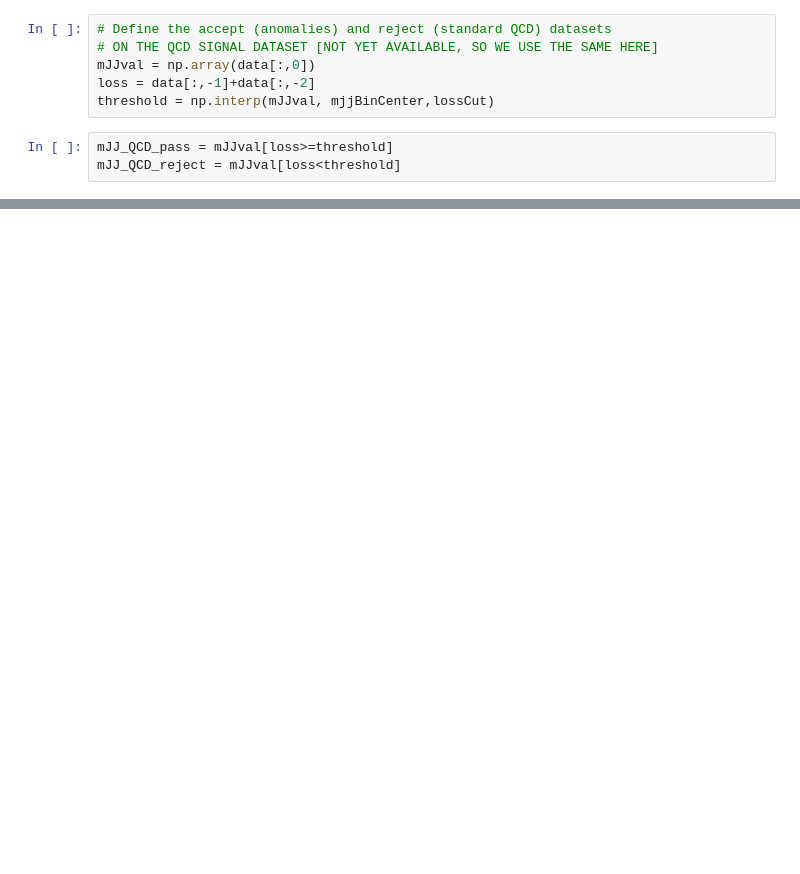
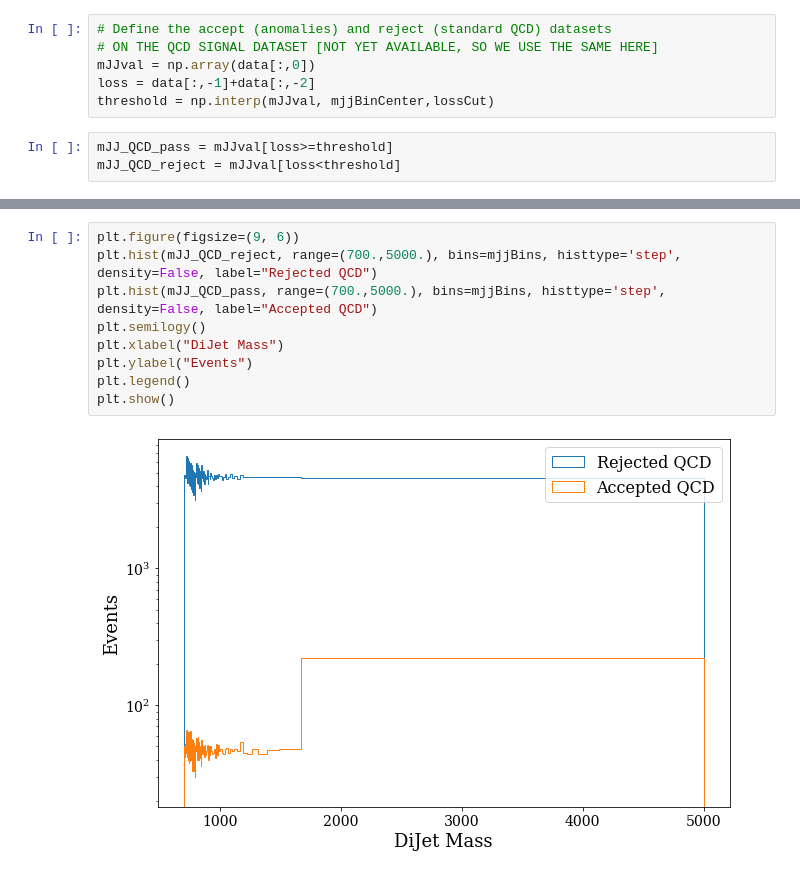
Before and after one commit to thaarres/JetAnomaly_CHEP19, a Jupyter notebook: jupyter/DDT_QCDveto.ipynb, the cells around one changed output, grey strips where cells are left out. Cells and saved outputs as stored; diff of their text form; blank space fills up the shorter version.

```diff
--- a/jupyter/DDT_QCDveto.ipynb
+++ b/jupyter/DDT_QCDveto.ipynb
@@ -254,3 +305,14 @@ plt.show()
+# %%
+plt.figure(figsize=(9, 6))
+plt.hist(mJJ_QCD_reject, range=(700.,5000.), bins=mjjBins, histtype='step', density=False, label="Rejected QCD")
+plt.hist(mJJ_QCD_pass, range=(700.,5000.), bins=mjjBins, histtype='step', density=False, label="Accepted QCD")
+plt.semilogy()
+plt.xlabel("DiJet Mass")
+plt.ylabel("Events")
+plt.legend()
+plt.show()
+# %% [output]
+[figure, added]
 # %%
 plt.figure(figsize=(9, 6))
 rejected = plt.hist(mJJ_QCD_reject, range=(700.,5000.), bins=mjjBins, histtype='step', density=False, label="Rejected QCD")
```
Also changed, not shown: parts of 14 cells of this notebook.
